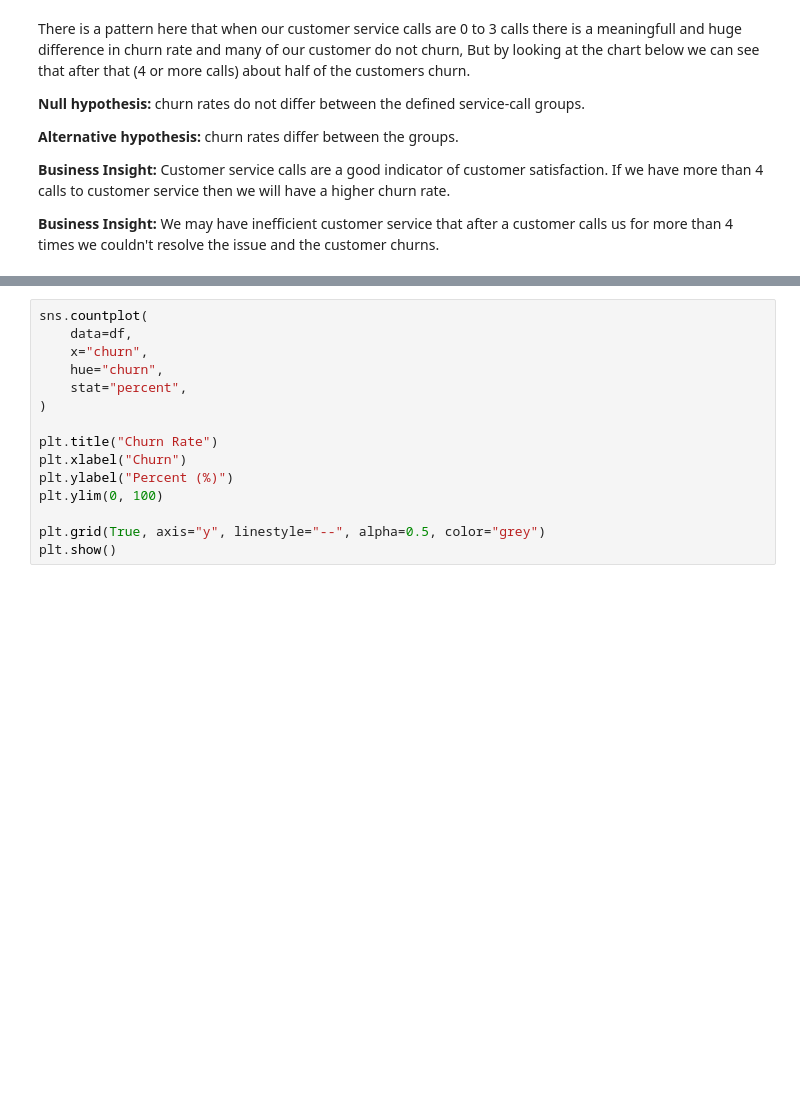
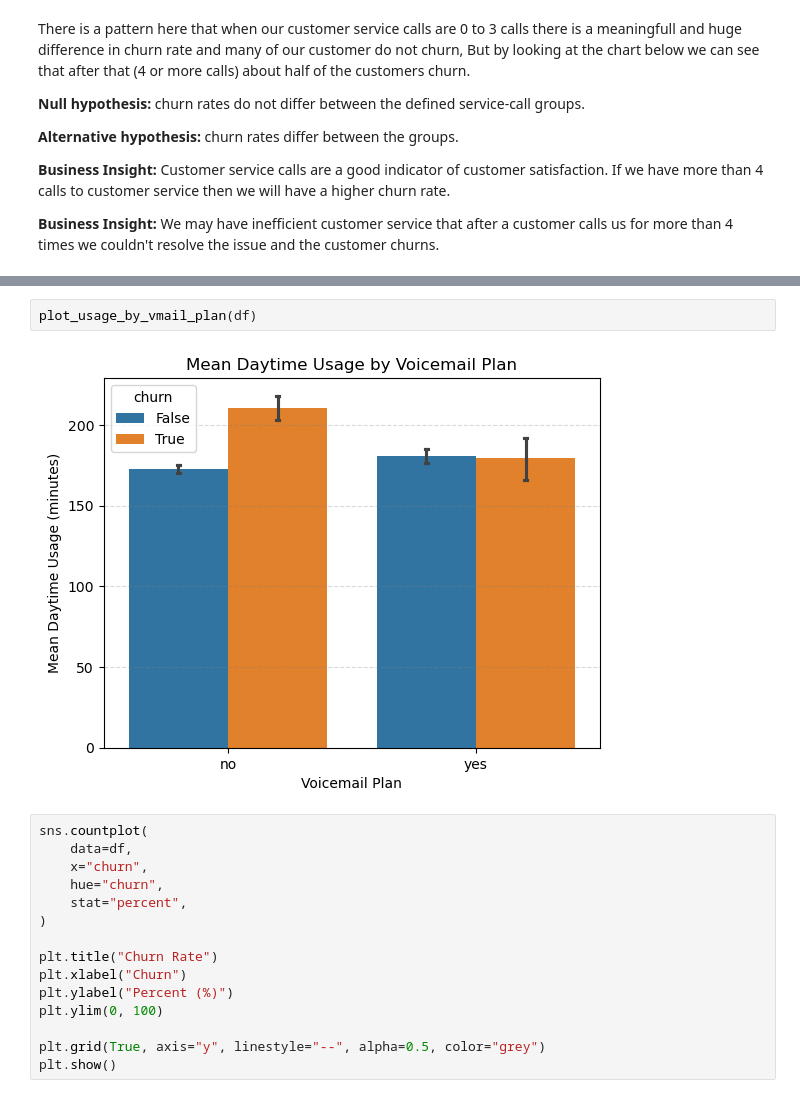
Before and after one commit to Erfan-Taherirani/Data_Science, a Jupyter notebook: Telecom Customer Churn/notebooks/eda.ipynb, the cells around one changed output, grey strips where cells are left out. Cells and saved outputs as stored; diff of their text form; blank space fills up the shorter version.

```diff
--- a/Telecom Customer Churn/notebooks/eda.ipynb
+++ b/Telecom Customer Churn/notebooks/eda.ipynb
@@ -301,3 +293,7 @@ plt.show()
+# %%
+plot_usage_by_vmail_plan(df)
+# %% [output]
+[figure, added]
 # %%
 sns.countplot(
     data=df,
```
Also changed, not shown: parts of 7 cells of this notebook, 6 other files.
